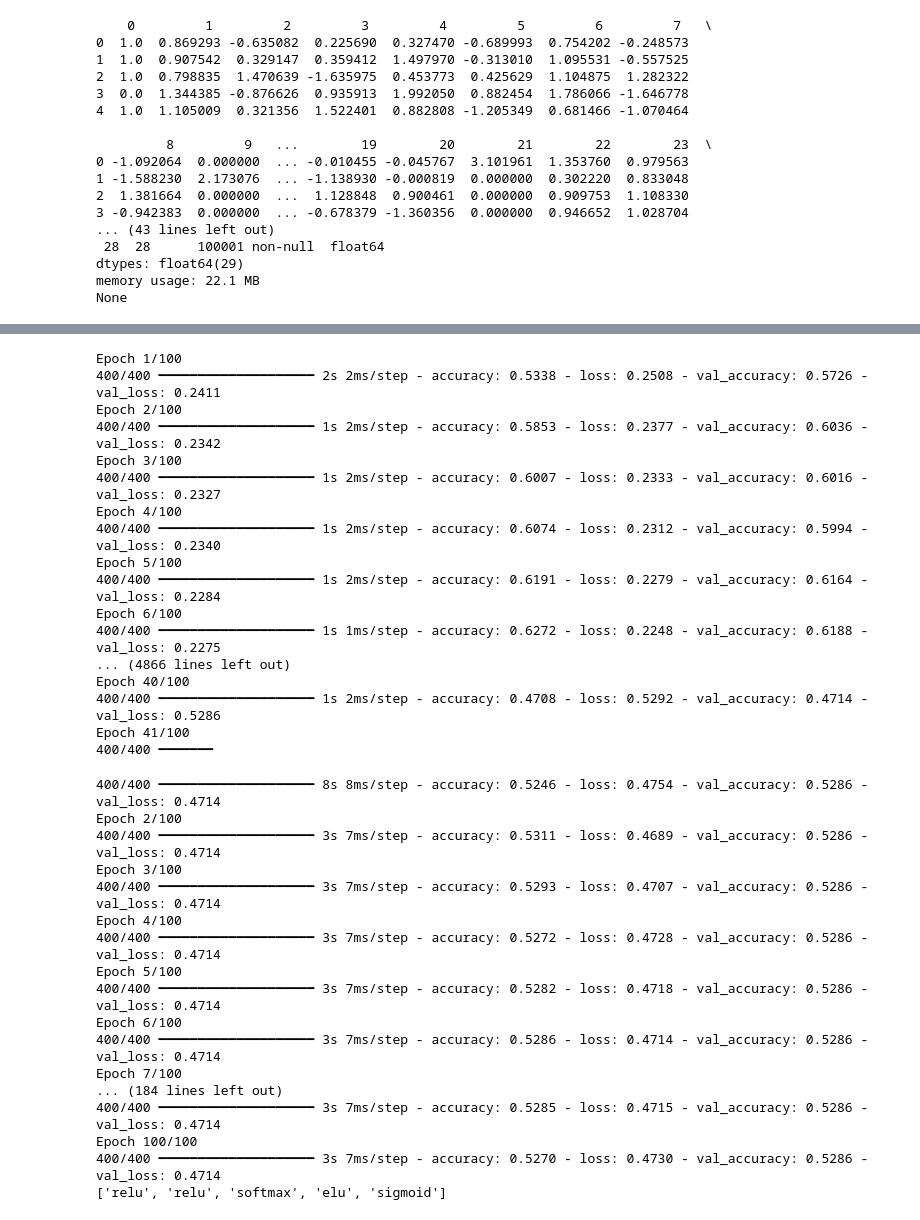
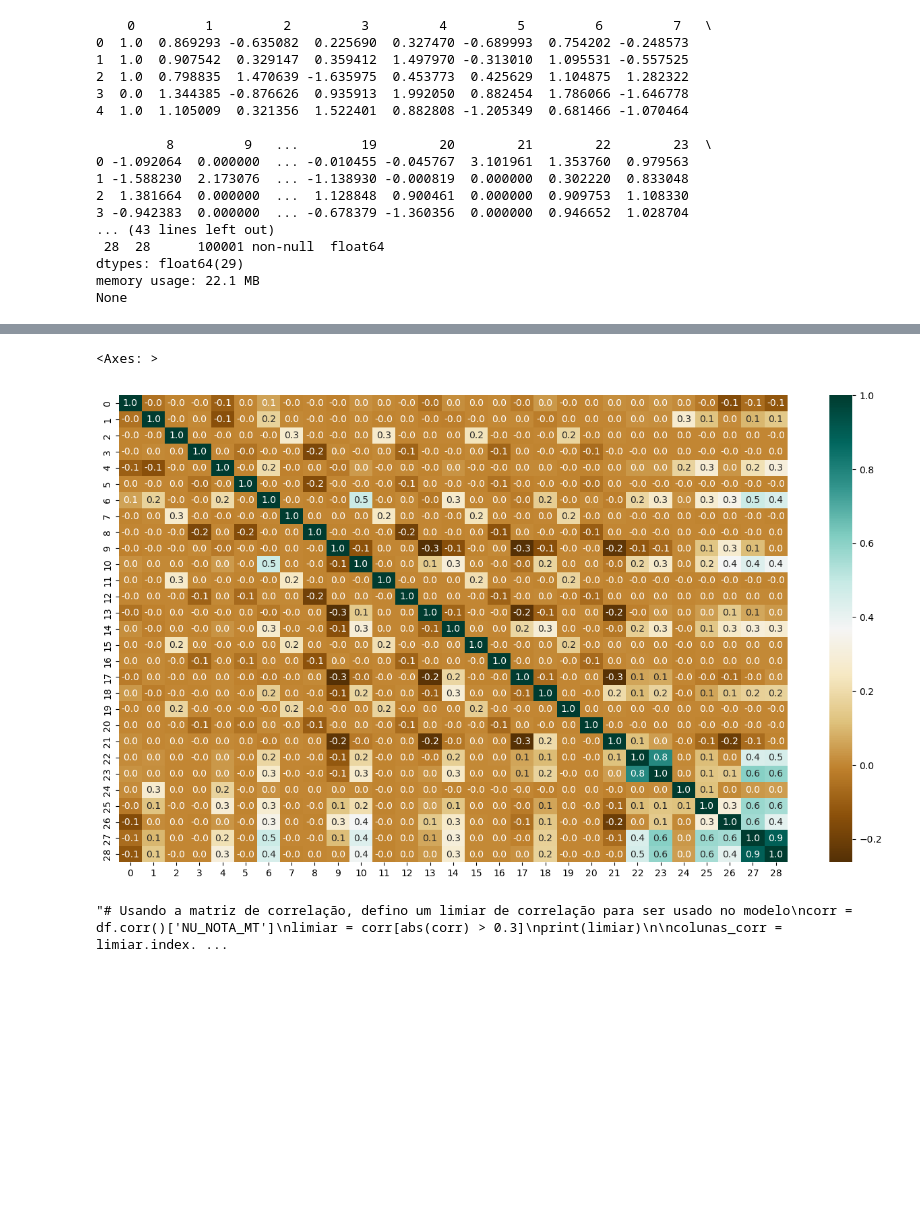
Before and after one commit to GustavoFPS/Machine-Learning, a Jupyter notebook: BosonHiggs/Atv_Higgs.ipynb, the cells around one changed output, grey strips where cells are left out. Cells and saved outputs as stored; diff of their text form; code cells hidden in the pictures; blank space fills up the shorter version.

```diff
--- a/BosonHiggs/Atv_Higgs.ipynb
+++ b/BosonHiggs/Atv_Higgs.ipynb
@@ -32,3 +52,19 @@ None
+# %%
+plt.figure(figsize=(16, 9))
+sns.heatmap(data.corr(), annot=True,fmt=".1f", cmap='BrBG')
+# %% [output]
+<Axes: >
+[figure, added]
+# %%
+"""# Usando a matriz de correlação, defino um limiar de correlação para ser usado no modelo
+corr = df.corr()['NU_NOTA_MT']
+limiar = corr[abs(corr) > 0.3]
+print(limiar)
+
+colunas_corr = limiar.index.tolist()
+data_mt = df[colunas_corr]"""
+# %% [output]
+"# Usando a matriz de correlação, defino um limiar de correlação para ser usado no modelo\ncorr = df.corr()['NU_NOTA_MT']\nlimiar = corr[abs(corr) > 0.3]\nprint(limiar)\n\ncolunas_corr = limiar.index. ...
 # %%
 from sklearn.preprocessing import MinMaxScaler
 from sklearn.model_selection import train_test_split
@@ -73,40 +109,5 @@ def fuc(X_train, X_val,  y_train, y_val, epoch = 10, batch = 100):
 
     return print(camadas)
 # %%
-fuc(X_train, X_val,  y_train, y_val, epoch = 100, batch = 200)
+#fuc(X_train, X_val,  y_train, y_val, epoch = 100, batch = 200)
-# %% [output]
-Epoch 1/100
-400/400 ━━━━━━━━━━━━━━━━━━━━ 2s 2ms/step - accuracy: 0.5338 - loss: 0.2508 - val_accuracy: 0.5726 - val_loss: 0.2411
-Epoch 2/100
-400/400 ━━━━━━━━━━━━━━━━━━━━ 1s 2ms/step - accuracy: 0.5853 - loss: 0.2377 - val_accuracy: 0.6036 - val_loss: 0.2342
-Epoch 3/100
-400/400 ━━━━━━━━━━━━━━━━━━━━ 1s 2ms/step - accuracy: 0.6007 - loss: 0.2333 - val_accuracy: 0.6016 - val_loss: 0.2327
-Epoch 4/100
-400/400 ━━━━━━━━━━━━━━━━━━━━ 1s 2ms/step - accuracy: 0.6074 - loss: 0.2312 - val_accuracy: 0.5994 - val_loss: 0.2340
-Epoch 5/100
-400/400 ━━━━━━━━━━━━━━━━━━━━ 1s 2ms/step - accuracy: 0.6191 - loss: 0.2279 - val_accuracy: 0.6164 - val_loss: 0.2284
-Epoch 6/100
-400/400 ━━━━━━━━━━━━━━━━━━━━ 1s 1ms/step - accuracy: 0.6272 - loss: 0.2248 - val_accuracy: 0.6188 - val_loss: 0.2275
-... (4866 lines left out)
-Epoch 40/100
-400/400 ━━━━━━━━━━━━━━━━━━━━ 1s 2ms/step - accuracy: 0.4708 - loss: 0.5292 - val_accuracy: 0.4714 - val_loss: 0.5286
-Epoch 41/100
-400/400 ━━━━━━━
-400/400 ━━━━━━━━━━━━━━━━━━━━ 8s 8ms/step - accuracy: 0.5246 - loss: 0.4754 - val_accuracy: 0.5286 - val_loss: 0.4714
-Epoch 2/100
-400/400 ━━━━━━━━━━━━━━━━━━━━ 3s 7ms/step - accuracy: 0.5311 - loss: 0.4689 - val_accuracy: 0.5286 - val_loss: 0.4714
-Epoch 3/100
-400/400 ━━━━━━━━━━━━━━━━━━━━ 3s 7ms/step - accuracy: 0.5293 - loss: 0.4707 - val_accuracy: 0.5286 - val_loss: 0.4714
-Epoch 4/100
-400/400 ━━━━━━━━━━━━━━━━━━━━ 3s 7ms/step - accuracy: 0.5272 - loss: 0.4728 - val_accuracy: 0.5286 - val_loss: 0.4714
-Epoch 5/100
-400/400 ━━━━━━━━━━━━━━━━━━━━ 3s 7ms/step - accuracy: 0.5282 - loss: 0.4718 - val_accuracy: 0.5286 - val_loss: 0.4714
-Epoch 6/100
-400/400 ━━━━━━━━━━━━━━━━━━━━ 3s 7ms/step - accuracy: 0.5286 - loss: 0.4714 - val_accuracy: 0.5286 - val_loss: 0.4714
-Epoch 7/100
-... (184 lines left out)
-400/400 ━━━━━━━━━━━━━━━━━━━━ 3s 7ms/step - accuracy: 0.5285 - loss: 0.4715 - val_accuracy: 0.5286 - val_loss: 0.4714
-Epoch 100/100
-400/400 ━━━━━━━━━━━━━━━━━━━━ 3s 7ms/step - accuracy: 0.5270 - loss: 0.4730 - val_accuracy: 0.5286 - val_loss: 0.4714
-['relu', 'relu', 'softmax', 'elu', 'sigmoid']
 # %%
```
Also changed, not shown: parts of 11 cells of this notebook, 1 other file.
